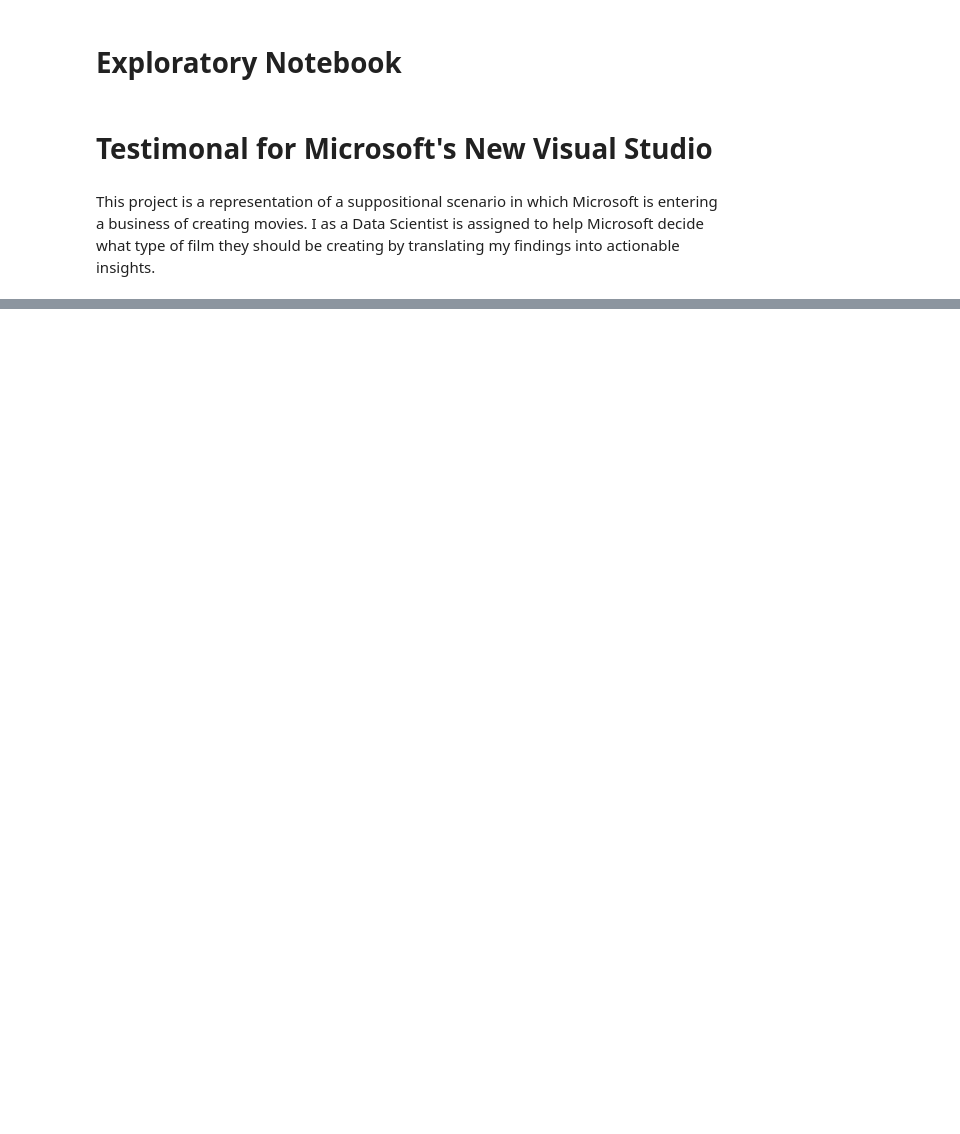
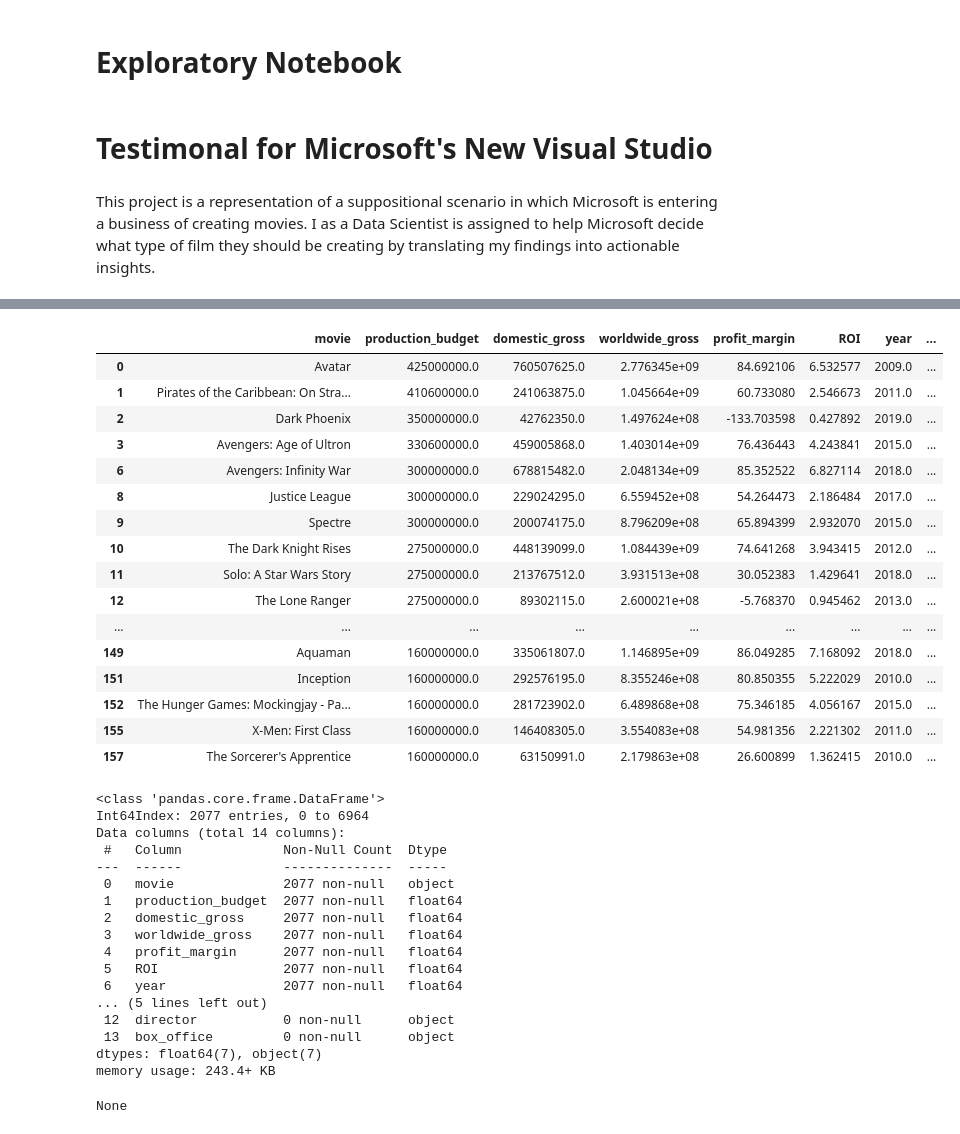
Before and after one commit to learn-co-curriculum/dsc-phase-1-project-template, a Jupyter notebook: notebooks/exploratory.ipynb, the cells around one changed output, grey strips where cells are left out. Drawn from its saved outputs; the diff is of its cells as text; code cells hidden in the pictures; blank space fills up the shorter version.

```diff
--- a/notebooks/exploratory.ipynb
+++ b/notebooks/exploratory.ipynb
@@ -59,0 +961,2 @@ tn_movie_budgets_df = pd.read_csv('../zippedData/tn.movie_budgets.csv.gz')
+# %%
+fd_mt_bg_df =pd.concat([fd_and_mt_df, bgross_df], axis=0)
@@ -59,0 +979,3 @@ tn_movie_budgets_df = pd.read_csv('../zippedData/tn.movie_budgets.csv.gz')
+# %%
+remove_columns = ['release_date', 'original_title']
+fd_mt_bg_df.drop(columns=remove_columns, inplace=True)
@@ -59,0 +998,2 @@ tn_movie_budgets_df = pd.read_csv('../zippedData/tn.movie_budgets.csv.gz')
+# %%
+fd_mt_bg_rt_df= pd.concat([fd_mt_bg_df, rt_df])
@@ -59,0 +1068,2 @@ tn_movie_budgets_df = pd.read_csv('../zippedData/tn.movie_budgets.csv.gz')
+# %%
+fd_mt_bg_rt_df.dropna(subset=['movie_id'], axis=0, inplace=True)
@@ -59,0 +1106,40 @@ tn_movie_budgets_df = pd.read_csv('../zippedData/tn.movie_budgets.csv.gz')
+# %%
+display(fd_mt_bg_rt_df.head(100))
+display(fd_mt_bg_rt_df.info())
+pd.set_option('display.max_columns', None)
+# %% [output]
+|  | movie | production_budget | domestic_gross | worldwide_gross | profit_margin | ROI | year | ... |
+| 0 | Avatar | 425000000.0 | 760507625.0 | 2.776345e+09 | 84.692106 | 6.532577 | 2009.0 | ... |
+| 1 | Pirates of the Caribbean: On Stra... | 410600000.0 | 241063875.0 | 1.045664e+09 | 60.733080 | 2.546673 | 2011.0 | ... |
+| 2 | Dark Phoenix | 350000000.0 | 42762350.0 | 1.497624e+08 | -133.703598 | 0.427892 | 2019.0 | ... |
+| 3 | Avengers: Age of Ultron | 330600000.0 | 459005868.0 | 1.403014e+09 | 76.436443 | 4.243841 | 2015.0 | ... |
+| 6 | Avengers: Infinity War | 300000000.0 | 678815482.0 | 2.048134e+09 | 85.352522 | 6.827114 | 2018.0 | ... |
+| 8 | Justice League | 300000000.0 | 229024295.0 | 6.559452e+08 | 54.264473 | 2.186484 | 2017.0 | ... |
+| 9 | Spectre | 300000000.0 | 200074175.0 | 8.796209e+08 | 65.894399 | 2.932070 | 2015.0 | ... |
+| 10 | The Dark Knight Rises | 275000000.0 | 448139099.0 | 1.084439e+09 | 74.641268 | 3.943415 | 2012.0 | ... |
+| 11 | Solo: A Star Wars Story | 275000000.0 | 213767512.0 | 3.931513e+08 | 30.052383 | 1.429641 | 2018.0 | ... |
+| 12 | The Lone Ranger | 275000000.0 | 89302115.0 | 2.600021e+08 | -5.768370 | 0.945462 | 2013.0 | ... |
+| ... | ... | ... | ... | ... | ... | ... | ... | ... |
+| 149 | Aquaman | 160000000.0 | 335061807.0 | 1.146895e+09 | 86.049285 | 7.168092 | 2018.0 | ... |
+| 151 | Inception | 160000000.0 | 292576195.0 | 8.355246e+08 | 80.850355 | 5.222029 | 2010.0 | ... |
+| 152 | The Hunger Games: Mockingjay - Pa... | 160000000.0 | 281723902.0 | 6.489868e+08 | 75.346185 | 4.056167 | 2015.0 | ... |
+| 155 | X-Men: First Class | 160000000.0 | 146408305.0 | 3.554083e+08 | 54.981356 | 2.221302 | 2011.0 | ... |
+| 157 | The Sorcerer's Apprentice | 160000000.0 | 63150991.0 | 2.179863e+08 | 26.600899 | 1.362415 | 2010.0 | ... |
+<class 'pandas.core.frame.DataFrame'>
+Int64Index: 2077 entries, 0 to 6964
+Data columns (total 14 columns):
+ #   Column             Non-Null Count  Dtype
+---  ------             --------------  -----
+ 0   movie              2077 non-null   object
+ 1   production_budget  2077 non-null   float64
+ 2   domestic_gross     2077 non-null   float64
+ 3   worldwide_gross    2077 non-null   float64
+ 4   profit_margin      2077 non-null   float64
+ 5   ROI                2077 non-null   float64
+ 6   year               2077 non-null   float64
+... (5 lines left out)
+ 12  director           0 non-null      object
+ 13  box_office         0 non-null      object
+dtypes: float64(7), object(7)
+memory usage: 243.4+ KB
+None
```
Also changed, not shown: parts of 105 cells of this notebook.
